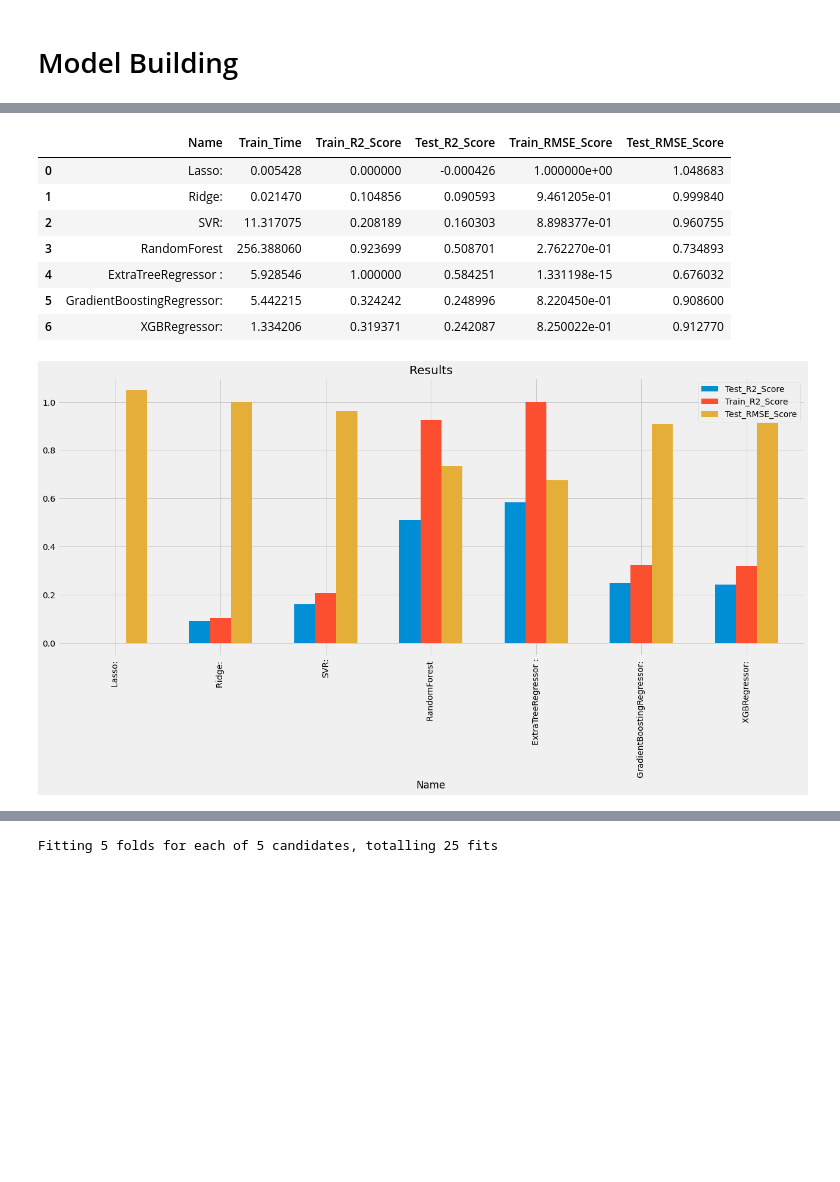
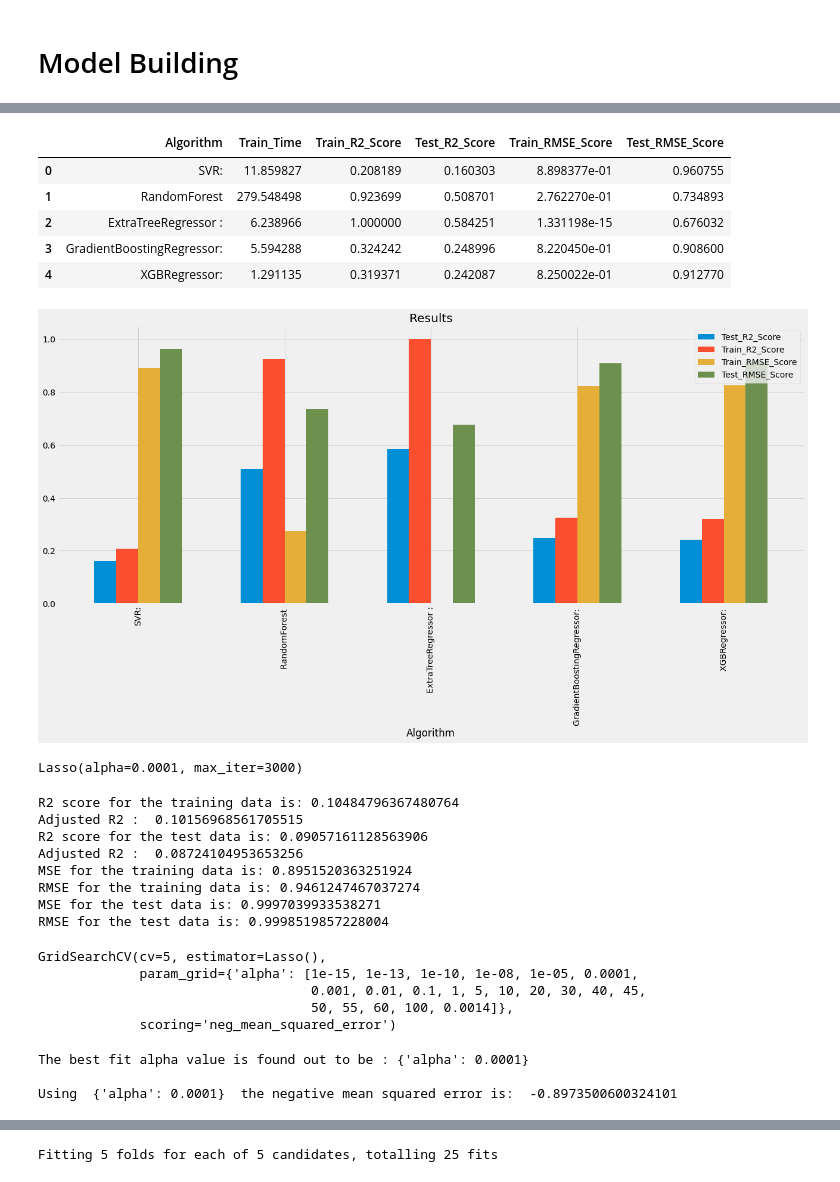
Before and after one commit to amrita-sarkar1/Appliance-Energy-Prediction, a Jupyter notebook: Appliance_Energy_Prediction_.ipynb, the cells around one changed output, grey strips where cells are left out. Cells and saved outputs as stored; diff of their text form; code cells hidden in the pictures; blank space fills up the shorter version.

```diff
--- a/Appliance_Energy_Prediction_.ipynb
+++ b/Appliance_Energy_Prediction_.ipynb
@@ -35,5 +100,6 @@ drive.mount('/content/drive')
 Mounted at /content/drive
 # %%
 file_path = '/content/drive/MyDrive/Colab Notebooks/AlmaBetter Capstone Project/data_application_energy.csv'
-df = pd.read_csv(file_path)
+data = pd.read_csv(file_path)
+df = data.copy()
 # %%
@@ -547,8 +614,6 @@ y_test = sc.transform(y_test.values.reshape([-1,1])).flatten()
 # %%
 #Creating list of models to apply
 models = [
-           ['Lasso: ', Lasso()],
-           ['Ridge: ', Ridge()],
            ['SVR:' , SVR(kernel='rbf')],
            ['RandomForest ',RandomForestRegressor(n_estimators=20,max_depth=200,criterion='mae')],
            ['ExtraTreeRegressor :',ExtraTreesRegressor()],
@@ -560,14 +625,14 @@ model_data = []
 for name,curr_model in models :
     curr_model_data = {}
     curr_model.random_state = 0
-    curr_model_data["Name"] = name
+    curr_model_data['Algorithm'] = name
     start = time.time()
     curr_model.fit(X_train,y_train)
     end = time.time()
-    curr_model_data["Train_Time"] = end - start
-    curr_model_data["Train_R2_Score"] = r2_score(y_train,curr_model.predict(X_train))
-    curr_model_data["Test_R2_Score"] = r2_score(y_test,curr_model.predict(X_test))
-    curr_model_data["Train_RMSE_Score"] = np.sqrt(mean_squared_error(y_train,curr_model.predict(X_train)))
-    curr_model_data["Test_RMSE_Score"] = np.sqrt(mean_squared_error(y_test,curr_model.predict(X_test)))
+    curr_model_data['Train_Time'] = end - start
+    curr_model_data['Train_R2_Score'] = r2_score(y_train, curr_model.predict(X_train))
+    curr_model_data['Test_R2_Score'] = r2_score(y_test, curr_model.predict(X_test))
+    curr_model_data['Train_RMSE_Score'] = np.sqrt(mean_squared_error(y_train, curr_model.predict(X_train)))
+    curr_model_data['Test_RMSE_Score'] = np.sqrt(mean_squared_error(y_test, curr_model.predict(X_test)))
     model_data.append(curr_model_data)
 # %% [output]
@@ -578,15 +643,15 @@ results_df = pd.DataFrame(model_data)
 # %%
 results_df
 # %% [output]
-|  | Name | Train_Time | Train_R2_Score | Test_R2_Score | Train_RMSE_Score | Test_RMSE_Score |
-| 0 | Lasso: | 0.005428 | 0.000000 | -0.000426 | 1.000000e+00 | 1.048683 |
-| 1 | Ridge: | 0.021470 | 0.104856 | 0.090593 | 9.461205e-01 | 0.999840 |
-| 2 | SVR: | 11.317075 | 0.208189 | 0.160303 | 8.898377e-01 | 0.960755 |
-| 3 | RandomForest | 256.388060 | 0.923699 | 0.508701 | 2.762270e-01 | 0.734893 |
-| 4 | ExtraTreeRegressor : | 5.928546 | 1.000000 | 0.584251 | 1.331198e-15 | 0.676032 |
-| 5 | GradientBoostingRegressor: | 5.442215 | 0.324242 | 0.248996 | 8.220450e-01 | 0.908600 |
-| 6 | XGBRegressor: | 1.334206 | 0.319371 | 0.242087 | 8.250022e-01 | 0.912770 |
+|  | Algorithm | Train_Time | Train_R2_Score | Test_R2_Score | Train_RMSE_Score | Test_RMSE_Score |
+| 0 | SVR: | 11.859827 | 0.208189 | 0.160303 | 8.898377e-01 | 0.960755 |
+| 1 | RandomForest | 279.548498 | 0.923699 | 0.508701 | 2.762270e-01 | 0.734893 |
+| 2 | ExtraTreeRegressor : | 6.238966 | 1.000000 | 0.584251 | 1.331198e-15 | 0.676032 |
+| 3 | GradientBoostingRegressor: | 5.594288 | 0.324242 | 0.248996 | 8.220450e-01 | 0.908600 |
+| 4 | XGBRegressor: | 1.291135 | 0.319371 | 0.242087 | 8.250022e-01 | 0.912770 |
 # %%
-results_df.plot.bar(x="Name", y=['Test_R2_Score' , 'Train_R2_Score' , 'Test_RMSE_Score'], title = 'Results' , width = .6, figsize= (20,8));
+results_df.plot.bar(x = 'Algorithm', y = ['Test_R2_Score' , 'Train_R2_Score' ,
+                                      'Train_RMSE_Score','Test_RMSE_Score', ],
+                     title = 'Results' , width = .6, figsize= (20,8));
 # %% [output]
-[figure, old version]
+[figure, new version]
@@ -592,0 +687,38 @@ results_df.plot.bar(x="Name", y=['Test_R2_Score' , 'Train_R2_Score' , 'Test_RMSE
+# %%
+from sklearn.linear_model import Lasso
+lasso  = Lasso(alpha = 0.0001 , max_iter = 3000)
+
+lasso.fit(X_train, y_train)
+# %% [output]
+Lasso(alpha=0.0001, max_iter=3000)
+# %%
+evaluate(lasso, X_train, X_test, y_train, y_test)
+# %% [output]
+R2 score for the training data is: 0.10484796367480764
+Adjusted R2 :  0.10156968561705515
+R2 score for the test data is: 0.09057161128563906
+Adjusted R2 :  0.08724104953653256
+MSE for the training data is: 0.8951520363251924
+RMSE for the training data is: 0.9461247467037274
+MSE for the test data is: 0.9997039933538271
+RMSE for the test data is: 0.9998519857228004
+# %%
+# Cross validation
+from sklearn.model_selection import GridSearchCV
+lasso = Lasso()
+parameters = {'alpha': [1e-15,1e-13,1e-10,1e-8,1e-5,1e-4,1e-3,1e-2,1e-1,1,5,10,20,30,40,45,50,55,60,100,0.0014]}
+lasso_regressor = GridSearchCV(lasso, parameters, scoring='neg_mean_squared_error', cv=5)
+lasso_regressor.fit(X_train, y_train)
+# %% [output]
+GridSearchCV(cv=5, estimator=Lasso(),
+             param_grid={'alpha': [1e-15, 1e-13, 1e-10, 1e-08, 1e-05, 0.0001,
+                                   0.001, 0.01, 0.1, 1, 5, 10, 20, 30, 40, 45,
+                                   50, 55, 60, 100, 0.0014]},
+             scoring='neg_mean_squared_error')
+# %%
+print('The best fit alpha value is found out to be :' ,lasso_regressor.best_params_)
+print('\nUsing ',lasso_regressor.best_params_, ' the negative mean squared error is: ', lasso_regressor.best_score_)
+# %% [output]
+The best fit alpha value is found out to be : {'alpha': 0.0001}
+
+Using  {'alpha': 0.0001}  the negative mean squared error is:  -0.8973500600324101
```
Also changed, not shown: parts of 24 cells of this notebook.
